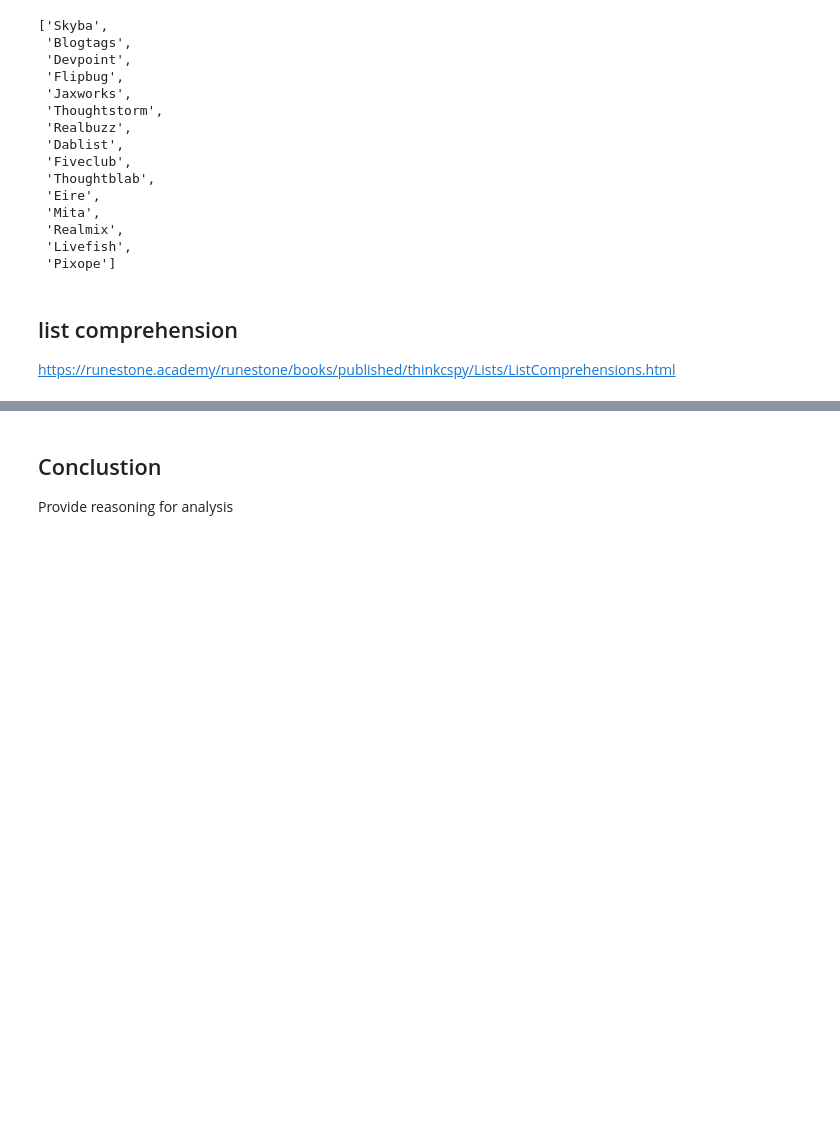
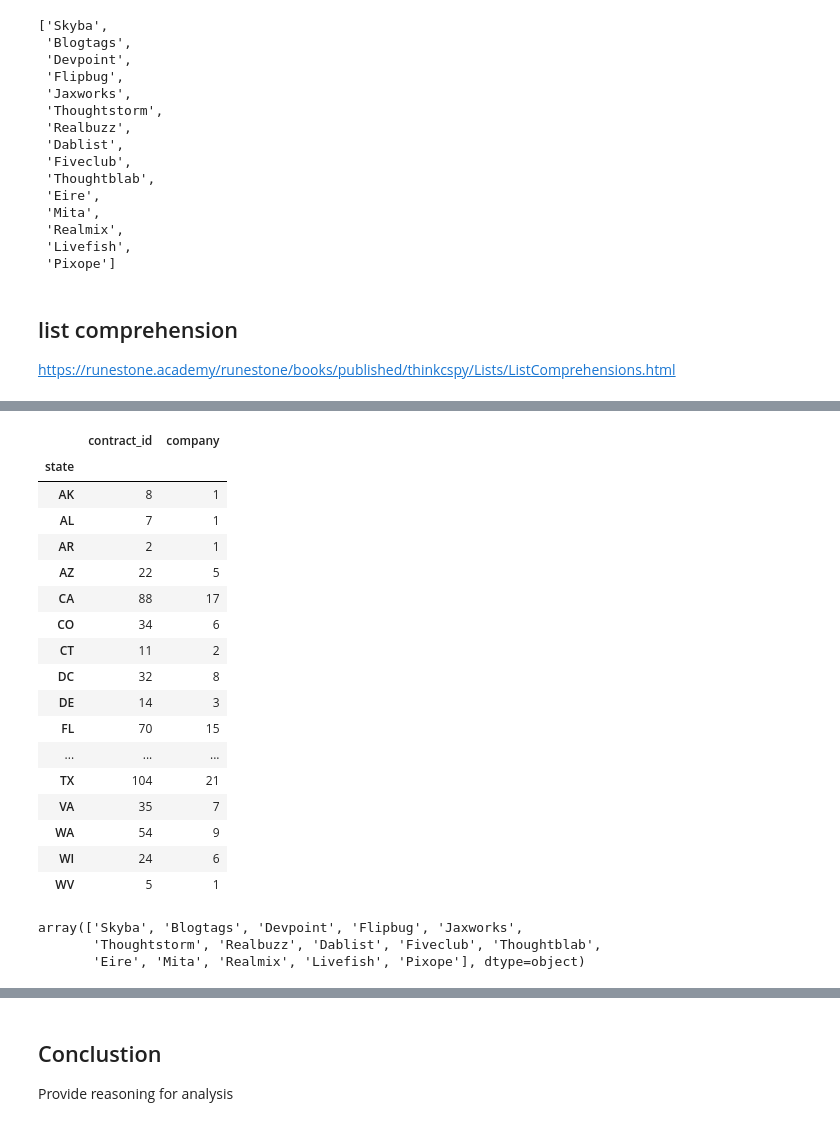
Before and after one commit to jn1063/CA, a Jupyter notebook: notebooks/Consulting Analysis.ipynb, the cells around one changed output, grey strips where cells are left out. Drawn from its saved outputs; the diff is of its cells as text; code cells hidden in the pictures; blank space fills up the shorter version.

```diff
--- a/notebooks/Consulting Analysis.ipynb
+++ b/notebooks/Consulting Analysis.ipynb
@@ -144,4 +145,31 @@ df
 1000 rows × 13 columns
+# %%
+df.groupby('state').agg({'contract_id': 'count','company':pd.Series.nunique})
+# %% [output]
+|  | contract_id | company |
+| state |  |  |
+| AK | 8 | 1 |
+| AL | 7 | 1 |
+| AR | 2 | 1 |
+| AZ | 22 | 5 |
+| CA | 88 | 17 |
+| CO | 34 | 6 |
+| CT | 11 | 2 |
+| DC | 32 | 8 |
+| DE | 14 | 3 |
+| FL | 70 | 15 |
+| ... | ... | ... |
+| TX | 104 | 21 |
+| VA | 35 | 7 |
+| WA | 54 | 9 |
+| WI | 24 | 6 |
+| WV | 5 | 1 |
+# %%
+df.loc[df['state']== 'FL', 'company'].unique()
+# %% [output]
+array(['Skyba', 'Blogtags', 'Devpoint', 'Flipbug', 'Jaxworks',
+       'Thoughtstorm', 'Realbuzz', 'Dablist', 'Fiveclub', 'Thoughtblab',
+       'Eire', 'Mita', 'Realmix', 'Livefish', 'Pixope'], dtype=object)
 # %%
 df['contract_amount'] = df['deposit'] + (df['contract_term'] * df['monthly_amt'])
 df.head()
```
Also changed, not shown: parts of 5 cells of this notebook.
